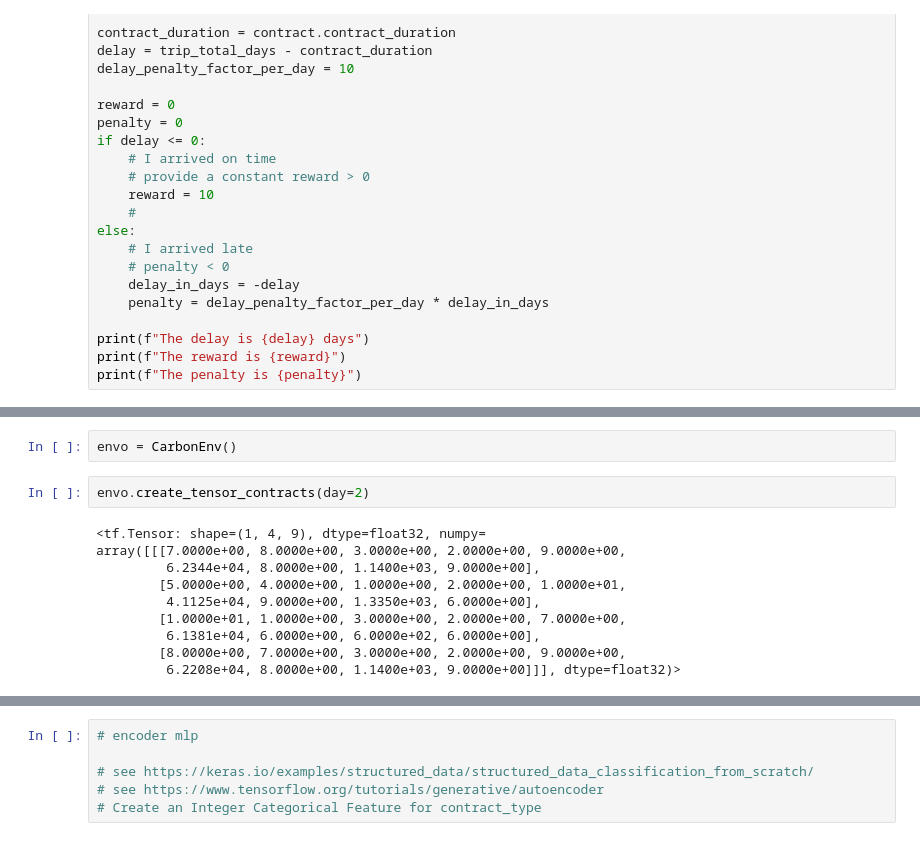
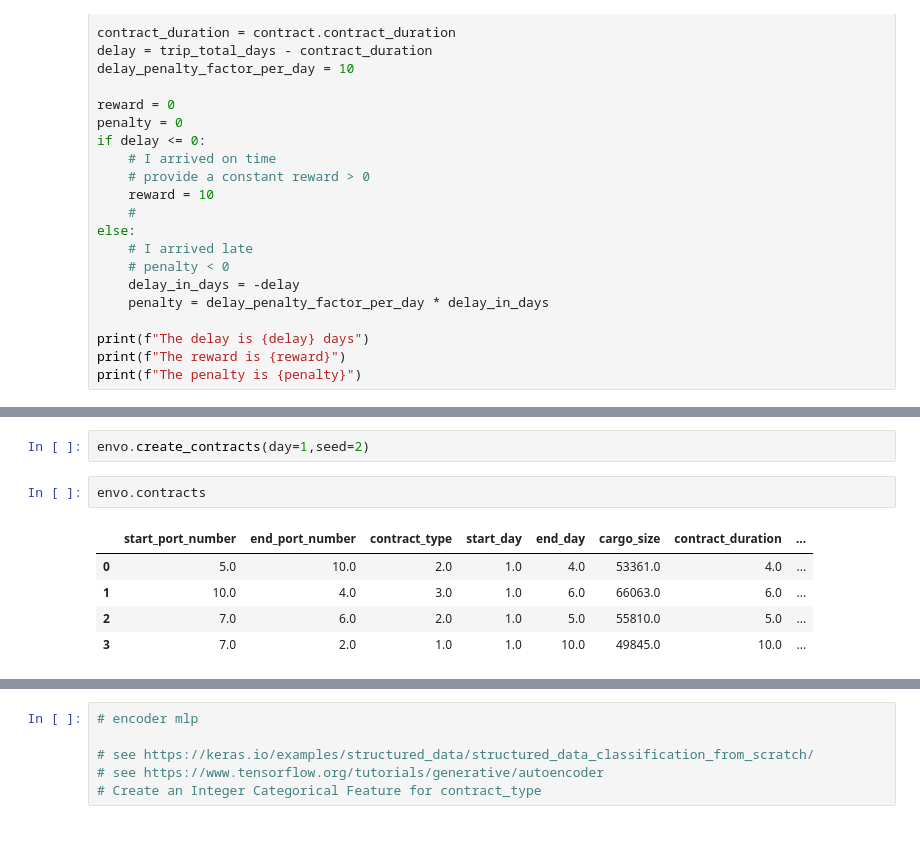
Before and after one commit to synthetica-ai/carbon-trading, a Jupyter notebook: code/main.ipynb, the cells around one changed output, grey strips where cells are left out. Saved outputs shown, nothing was run; the diff lists cells and outputs as text.

```diff
--- a/code/main.ipynb
+++ b/code/main.ipynb
@@ -693,14 +504,10 @@ class CarbonEnv(gym.Env):
+# %%
+envo.create_contracts(day=1,seed=2)
 # %%
-envo = CarbonEnv()
+envo.contracts
+# %% [output]
+|  | start_port_number | end_port_number | contract_type | start_day | end_day | cargo_size | contract_duration | ... |
+| 0 | 5.0 | 10.0 | 2.0 | 1.0 | 4.0 | 53361.0 | 4.0 | ... |
+| 1 | 10.0 | 4.0 | 3.0 | 1.0 | 6.0 | 66063.0 | 6.0 | ... |
+| 2 | 7.0 | 6.0 | 2.0 | 1.0 | 5.0 | 55810.0 | 5.0 | ... |
+| 3 | 7.0 | 2.0 | 1.0 | 1.0 | 10.0 | 49845.0 | 10.0 | ... |
-# %%
-envo.create_tensor_contracts(day=2)
-# %% [output]
-<tf.Tensor: shape=(1, 4, 9), dtype=float32, numpy=
-array([[[7.0000e+00, 8.0000e+00, 3.0000e+00, 2.0000e+00, 9.0000e+00,
-         6.2344e+04, 8.0000e+00, 1.1400e+03, 9.0000e+00],
-        [5.0000e+00, 4.0000e+00, 1.0000e+00, 2.0000e+00, 1.0000e+01,
-         4.1125e+04, 9.0000e+00, 1.3350e+03, 6.0000e+00],
-        [1.0000e+01, 1.0000e+00, 3.0000e+00, 2.0000e+00, 7.0000e+00,
-         6.1381e+04, 6.0000e+00, 6.0000e+02, 6.0000e+00],
-        [8.0000e+00, 7.0000e+00, 3.0000e+00, 2.0000e+00, 9.0000e+00,
-         6.2208e+04, 8.0000e+00, 1.1400e+03, 9.0000e+00]]], dtype=float32)>
```
Also changed, not shown: parts of 53 cells of this notebook, 7 other files.
